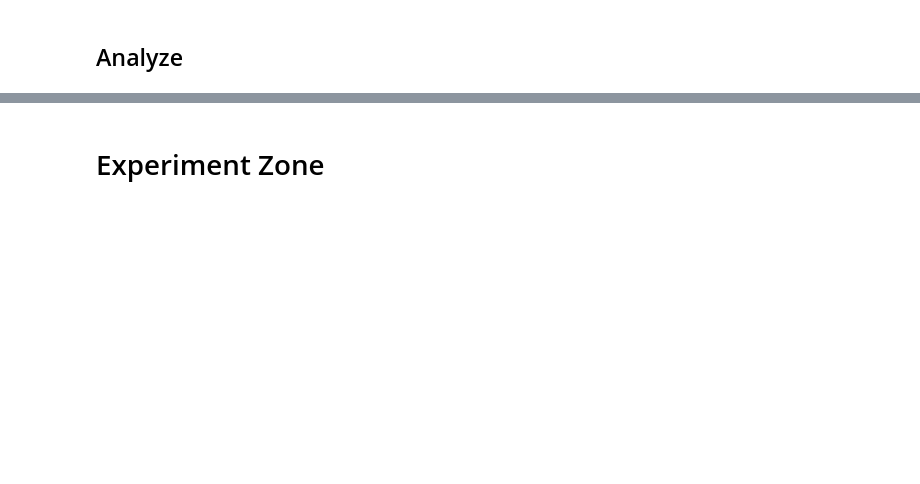
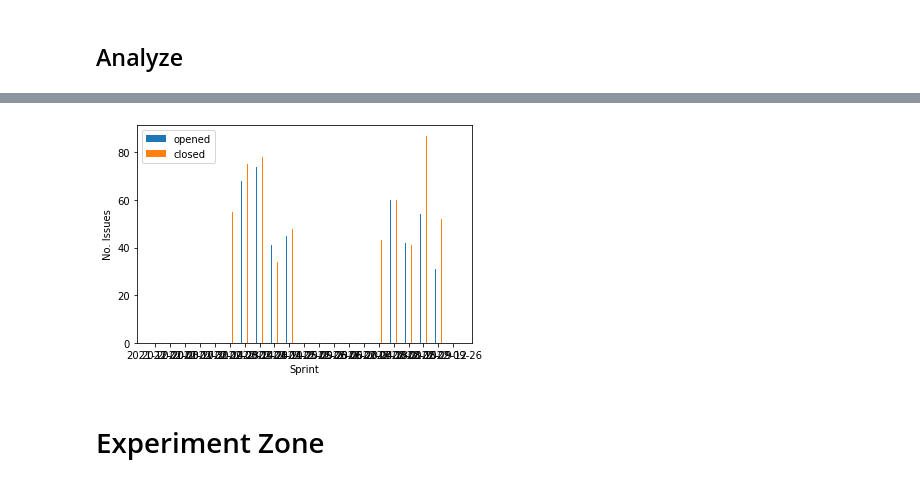
Before and after one commit to LeonBein/masterThesisCode, a Jupyter notebook: Explorer.ipynb, the cells around one changed output, grey strips where cells are left out. Drawn from its saved outputs; the diff is of its cells as text; code cells hidden in the pictures; blank space fills up the shorter version.

```diff
--- a/Explorer.ipynb
+++ b/Explorer.ipynb
@@ -69,3 +126,3 @@ issues_dataframe
 # %%
-issues_opened_per_sprint = issues_dataframe.groupby(by=(lambda index: date_to_sprint(issues_dataframe.loc[index].issue.created_at)))
+issues_opened_per_sprint = issues_dataframe.groupby(by=(lambda index: date_to_sprint_start(issues_dataframe.loc[index].issue.created_at)))
 issues_opened_per_sprint
@@ -72,4 +131,4 @@ issues_opened_per_sprint
 # %%
 closed_issues = issues_dataframe[issues_dataframe.apply(lambda x: x.issue.closed_at is not None, axis=1)]
-issues_closed_per_sprint = closed_issues.groupby(by=(lambda index: date_to_sprint(issues_dataframe.loc[index].issue.closed_at)))
+issues_closed_per_sprint = closed_issues.groupby(by=(lambda index: date_to_sprint_start(issues_dataframe.loc[index].issue.closed_at)))
 issues_closed_per_sprint
@@ -76,5 +137,5 @@ issues_closed_per_sprint
 # %%
-issues = pandas.DataFrame(index=range(0, date_to_sprint(datetime.today())+1)) # The range ensures that there are rows for sprints where no issues were opened or closed
+issues = pandas.DataFrame(index=map(sprint_to_start_date, range(0, date_to_sprint(datetime.today())+1))) # The range ensures that there are rows for sprints where no issues were opened or closed
 issues.index.name = 'sprint'
 issues['opened'] = issues_opened_per_sprint.count().astype('Int64')
 issues['closed'] = issues_closed_per_sprint.count().astype('Int64')
@@ -84,8 +160,8 @@ issues
 # %% [markdown]
 ## Analyze
 # %%
-start_sprint = date_to_sprint(datetime(2022, 1, 1)) # Using date here to be able to explore sprint length
-end_sprint = date_to_sprint(datetime(2022, 10, 1))
+start_sprint = date_to_sprint_start(datetime(2022, 1, 1)) # Using date here to be able to explore sprint length
+end_sprint = date_to_sprint_start(datetime(2022, 10, 1))
 # %%
 issues_focus = issues[(issues.index >= start_sprint) & (issues.index <= end_sprint)]
 issues_focus
@@ -92,12 +187,14 @@ issues_focus
 # %%
 figure, axes = pyplot.subplots()
-pyplot.bar(issues_focus.index-0.2, issues_focus['opened'], width=0.4)
-pyplot.bar(issues_focus.index+0.2, issues_focus['closed'], width=0.4)
+pyplot.bar(issues_focus.index-0.2*sprint_length, issues_focus['opened'], width=0.4)
+pyplot.bar(issues_focus.index+0.2*sprint_length, issues_focus['closed'], width=0.4)
 axes.set_xlabel("Sprint")
 axes.set_ylabel("No. Issues")
 axes.set_xticks(issues_focus.index)
 axes.legend(['opened', 'closed'])
 print() # silence output from command before
+# %% [output]
+[figure, added]
 # %%
 figure, axes = pyplot.subplots()
 pyplot.bar(issues_focus.index-0.2, issues_focus['opened'], width=0.4)
```
Also changed, not shown: parts of 9 cells of this notebook.
